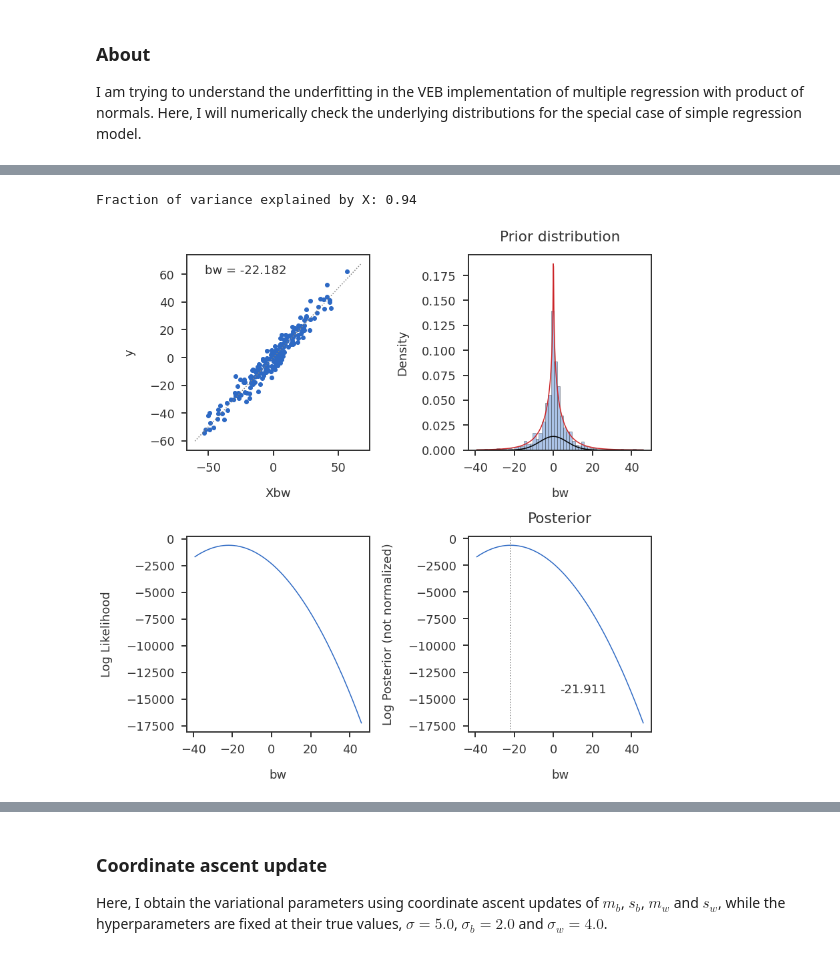
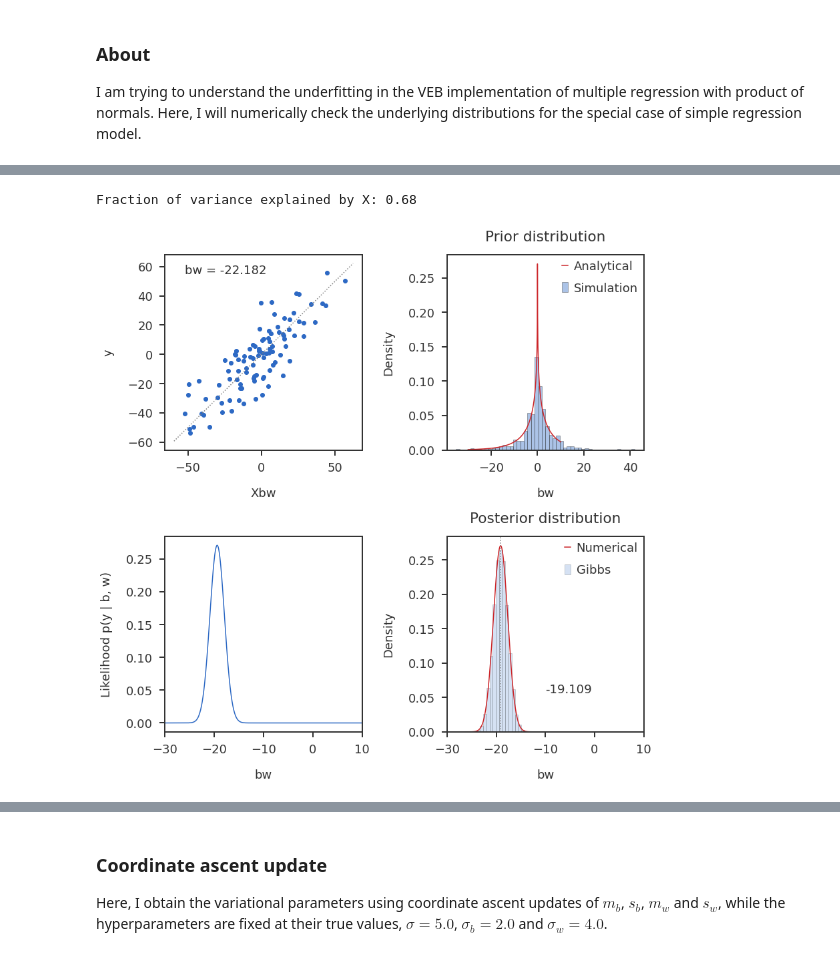
Before and after one commit to banskt/iridge-notes, a Jupyter notebook: _notebooks/2021-01-27-simple-regression-with-product-of-normals.ipynb, the cells around one changed output, grey strips where cells are left out. Cells and saved outputs as stored; diff of their text form; code cells hidden in the pictures.

```diff
--- a/_notebooks/2021-01-27-simple-regression-with-product-of-normals.ipynb
+++ b/_notebooks/2021-01-27-simple-regression-with-product-of-normals.ipynb
@@ -76,64 +126,81 @@ I chose $\sigma = 5.0$, $\sigma_b = 2.0$ and $\sigma_w = 4.0$. Let the true valu
+# %%
+#collapse-hide
+
+nsample = 100
+sigbtrue = 2.0
+sigwtrue = 4.0
+sigtrue = 15.0
+np.random.seed(200)
+btrue = np.random.normal(0, sigbtrue)
+wtrue = np.random.normal(0, sigwtrue)
+bwtrue = btrue * wtrue
+X = np.random.normal(0, 1, nsample)
+y = X * btrue * wtrue + np.random.normal(0, sigtrue, nsample)
+r2 = variance_explained(y, X * btrue * wtrue)
+bwprior = np.multiply(np.random.normal(0, sigbtrue, 1000),
+                      np.random.normal(0, sigwtrue, 1000))
+mcmc_trace, mcmc_posterior = gibbs(X, y, sigtrue, sigbtrue, sigwtrue,
+                                   burn_iter = 1000, max_iter = 10000)
+
+print(f"Fraction of variance explained by X: {r2:.2f}")
+# %% [output]
+Fraction of variance explained by X: 0.68
 # %%
 #collapse-hide
 
-nsample = 200
-sigbtrue = 2.0
-sigwtrue = 4.0
-sigtrue = 5.0
-np.random.seed(200)
-btrue = np.random.normal(0, sigbtrue)
-wtrue = np.random.normal(0, sigwtrue)
-bwtrue = btrue * wtrue
-X = np.random.normal(0, 1, nsample)
-y = X * btrue * wtrue + np.random.normal(0, sigtrue, nsample)
-r2 = variance_explained(y, X * btrue * wtrue)
-bwprior = np.multiply(np.random.normal(0, sigbtrue, 1000),
-                      np.random.normal(0, sigwtrue, 1000))
+#bwvals = mpl_utils.x_linspace(ax2, n = 1000)
+#bwvals = np.linspace(-40, 40, 1000)
+bwvals = np.linspace(-30, 10, 1000)
+xlims = [-30, 10]
 
-print(f"Fraction of variance explained by X: {r2:.2f}")
+numerical_prior = prod_norm_prior_pdf(bwvals, sigbtrue, sigwtrue)
+numerical_logll = data_log_likelihood(X, y, bwvals, sigtrue)
+numerical_likelihood = normalize_by_grid(np.exp(numerical_logll), bwvals)
+numerical_logpost_unnorm = np.log(numerical_prior) + numerical_logll
+numerical_logpost = normalize_logdensity_by_grid(numerical_logpost_unnorm, bwvals)
+numerical_posterior = np.exp(numerical_logpost)
+numerical_bwopt = bwvals[np.argmax(numerical_posterior)]
+
 
 fig = plt.figure(figsize = (12, 12))
 ax1 = fig.add_subplot(221)
 ax2 = fig.add_subplot(222)
 ax3 = fig.add_subplot(223)
 ax4 = fig.add_subplot(224)
 
 ax1.scatter(X * bwtrue, y)
 mpl_utils.plot_diag(ax1)
 ax1.text(0.1, 0.9, f"bw = {bwtrue:.3f}", transform = ax1.transAxes)
 #ax1.set_title("y = Xbw + e", pad = 20.0)
 ax1.set_xlabel("Xbw")
 ax1.set_ylabel("y")
 
-ax2.hist(bwprior, bins = 50, density = True, alpha = 0.4)
+ax2.hist(bwprior, bins = 50, density = True, alpha = 0.4, label="Simulation")
+ax2.plot(bwvals, numerical_prior, label = "Analytical")
+ax2.legend()
 ax2.set_title("Prior distribution", pad = 20.0)
 ax2.set_xlabel("bw")
 ax2.set_ylabel("Density")
-bwvals = mpl_utils.x_linspace(ax2)
-numerical_prior = prod_norm_prior_pdf(bwvals, sigbtrue, sigwtrue)
-numerical_prior2 = prod_norm_prior2_pdf(bwvals, sigbtrue, sigwtrue)
-ax2.plot(bwvals, numerical_prior)
-ax2.plot(bwvals, numerical_prior2, color = 'black')
 
-numerical_logll = data_log_likelihood(X, y, bwvals, sigtrue)
-ax3.plot(bwvals, numerical_logll)
+ax3.plot(bwvals, numerical_likelihood)
 ax3.set_xlabel("bw")
-ax3.set_ylabel("Log Likelihood")
+ax3.set_ylabel("Likelihood p(y | b, w)")
+ax3.set_xlim(xlims)
 
-numerical_posterior = np.log(numerical_prior) + numerical_logll
-numerical_bwopt = bwvals[np.argmax(numerical_posterior)]
-ax4.plot(bwvals, numerical_posterior)
+ax4.hist(mcmc_posterior, density = True, alpha = 0.2, label = 'Gibbs')
+ax4.plot(bwvals, numerical_posterior, alpha = 1.0, label = 'Numerical')
 ax4.axvline(numerical_bwopt, color = 'gray', linestyle = 'dotted')
 ax4.text(0.5, 0.2, f"{numerical_bwopt:.3f}", transform = ax4.transAxes)
-ax4.set_title("Posterior", pad = 20.0)
+ax4.legend()
+ax4.set_title("Posterior distribution", pad = 20.0)
 ax4.set_xlabel("bw")
-ax4.set_ylabel("Log Posterior (not normalized)")
+ax4.set_ylabel("Density")
+ax4.set_xlim(xlims)
 
 plt.tight_layout()
 plt.show()
 # %% [output]
-Fraction of variance explained by X: 0.94
-[figure, old version]
+[figure, new version]
 # %% [markdown]
 ## ELBO and variational posterior
 
```
Also changed, not shown: parts of 8 cells of this notebook.
